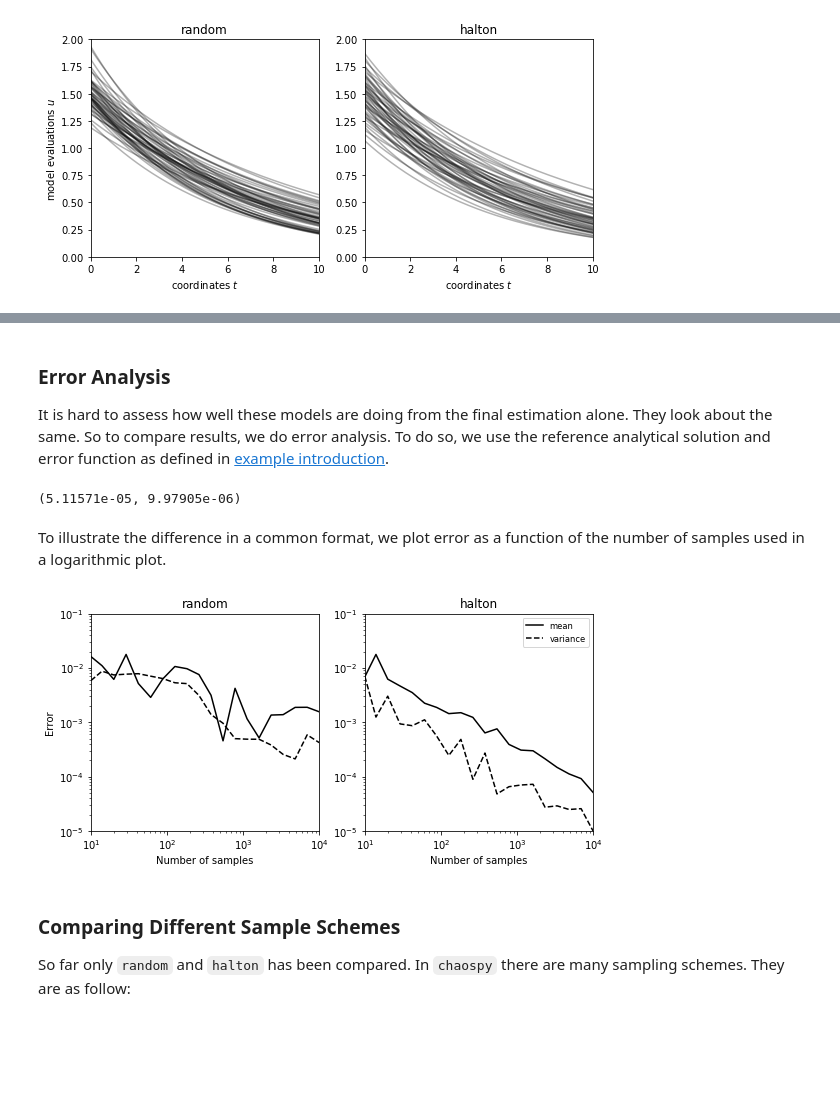
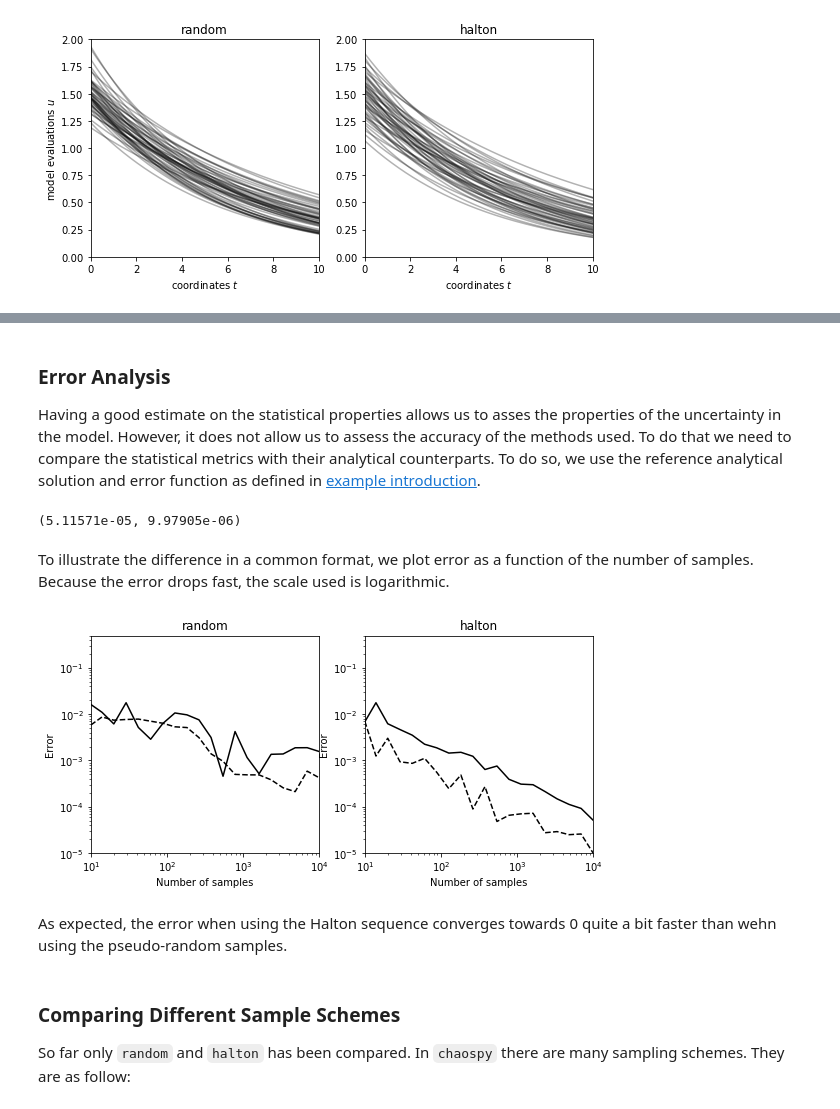
Before and after one commit to jonathf/chaospy, a Jupyter notebook: docs/tutorials/introduction/monte_carlo_integration.ipynb, the cells around one changed output, grey strips where cells are left out. Drawn from its saved outputs; the diff is of its cells as text; code cells hidden in the pictures; blank space fills up the shorter version.

```diff
--- a/docs/tutorials/introduction/monte_carlo_integration.ipynb
+++ b/docs/tutorials/introduction/monte_carlo_integration.ipynb
@@ -46,16 +48,14 @@ This is quite visible when visualizing the samples.
 # %%
-# increase figure width to better fit two plots
 pyplot.rc("figure", figsize=[9, 4])
 
-for idx, rule in enumerate(rules, start=1):
-    pyplot.subplot(1, 2, idx)
+for fig_idx, rule in enumerate(rules, start=1):
+    pyplot.subplot(1, 2, fig_idx)
 
-    # Show samples as 2-dimensional scatter plot
-    pyplot.scatter(*samples[rule][:, :100], marker="x", color="k")
+    x_coors, y_coors = samples[rule][:, 100]
+    pyplot.scatter(x_coors, y_coors, marker="x", color="k")
 
-    # Make scatter figures pretty
     pyplot.xlabel("init (normal)")
-    pyplot.ylabel("rate (uniform)") if not idx else None
+    pyplot.ylabel("rate (uniform)") if fig_idx == 1 else None
     pyplot.axis([1, 2, 0.1, 0.2])
     pyplot.title(rule)
 
@@ -82,14 +83,12 @@ These model evaluations can be visualized, however ti is hard to observe the dif
 # %%
-for idx, rule in enumerate(rules):
-    pyplot.subplot(1, 2, idx+1)
+for idx, rule in enumerate(rules, start=1):
+    pyplot.subplot(1, 2, idx)
 
     # Make a plot line for the first 50 evaluations
     for evals in evaluations[rule][:50]:
         pyplot.plot(coordinates, evals, "k-", alpha=0.3)
-
-    # Make plot pretty
     pyplot.xlabel("coordinates $t$")
-    pyplot.ylabel("model evaluations $u$") if not idx else None
+    pyplot.ylabel("model evaluations $u$") if idx == 1 else None
     pyplot.title(rule)
     pyplot.axis([0, 10, 0, 2])
 
@@ -139,9 +138,7 @@ pyplot.show()
 # %% [markdown]
 ### Error Analysis
 
-It is hard to assess how well these models are doing from the final estimation alone.
-They look about the same.
-So to compare results, we do error analysis.
+Having a good estimate on the statistical properties allows us to asses the properties of the uncertainty in the model. However, it does not allow us to assess the accuracy of the methods used. To do that we need to compare the statistical metrics with their analytical counterparts.
 To do so, we use the reference analytical solution and error function as defined in  [example introduction](../example_introduction.ipynb).
 # %%
 # NBVAL_CHECK_OUTPUT
@@ -151,42 +149,43 @@ error_mean(expected).round(10), error_variance(variance).round(11)
 # %% [output]
 (5.11571e-05, 9.97905e-06)
 # %% [markdown]
-To illustrate the difference in a common format, we plot error as a function of the number of samples used in a logarithmic plot.
+To illustrate the difference in a common format, we plot error as a function of the number of samples.
+Because the error drops fast, the scale used is logarithmic.
 # %%
-# Estimate mean and variance for various number of samples
 sizes = (10**numpy.linspace(1, 4, 20)).astype(int)
-estimated_mean = {
-    rule: [numpy.mean(evaluations[rule][:size], axis=0)
-           for size in sizes] for rule in rules
-}
-estimated_variance = {
-    rule: [numpy.var(evaluations[rule][:size], axis=0)
-           for size in sizes] for rule in rules
-}
 
-for idx, rule in enumerate(rules):
+estimated_mean = {"halton": [], "random": []}
+estimated_var = {"halton": [], "random": []}
+for rule in rules:
+    for size in sizes:
+        estimated_mean[rule].append(
+            numpy.mean(evaluations[rule][:size], axis=0))
+        estimated_var[rule].append(
+            numpy.var(evaluations[rule][:size], axis=0))
 
-    pyplot.subplot(1, 2, idx+1)
+for fig_idx, rule in enumerate(rules, start=1):
+    pyplot.subplot(1, 2, fig_idx)
 
     # error plot for mean
     errors = [error_mean(mean)
               for mean in estimated_mean[rule]]
     pyplot.loglog(sizes, errors, "k-", label="mean")
 
     # error plot for variance
     errors = [error_variance(variance)
-              for variance in estimated_variance[rule]]
+              for variance in estimated_var[rule]]
     pyplot.loglog(sizes, errors, "k--", label="variance")
 
-    # make plot pretty
-    pyplot.axis([10, 10000, 1e-5, 1e-1])
+    pyplot.axis([10, 10000, 1e-5, 5e-1])
     pyplot.title(rule)
     pyplot.xlabel("Number of samples")
-    pyplot.legend() if idx else pyplot.ylabel("Error")
+    pyplot.legend() if idx == 1 else pyplot.ylabel("Error")
 
 pyplot.show()
 # %% [output]
-[figure, old version]
+[figure, new version]
+# %% [markdown]
+As expected, the error when using the Halton sequence converges towards 0 quite a bit faster than wehn using the pseudo-random samples.
 # %% [markdown]
 ### Comparing Different Sample Schemes
 
```
Also changed, not shown: parts of 13 cells of this notebook.
